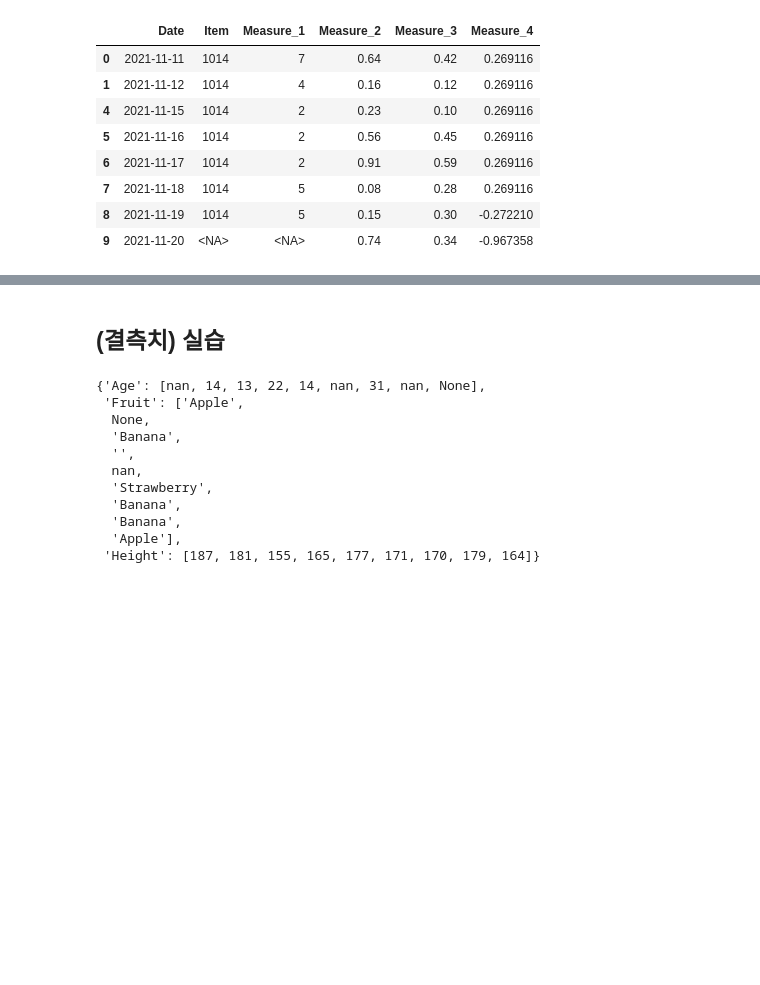
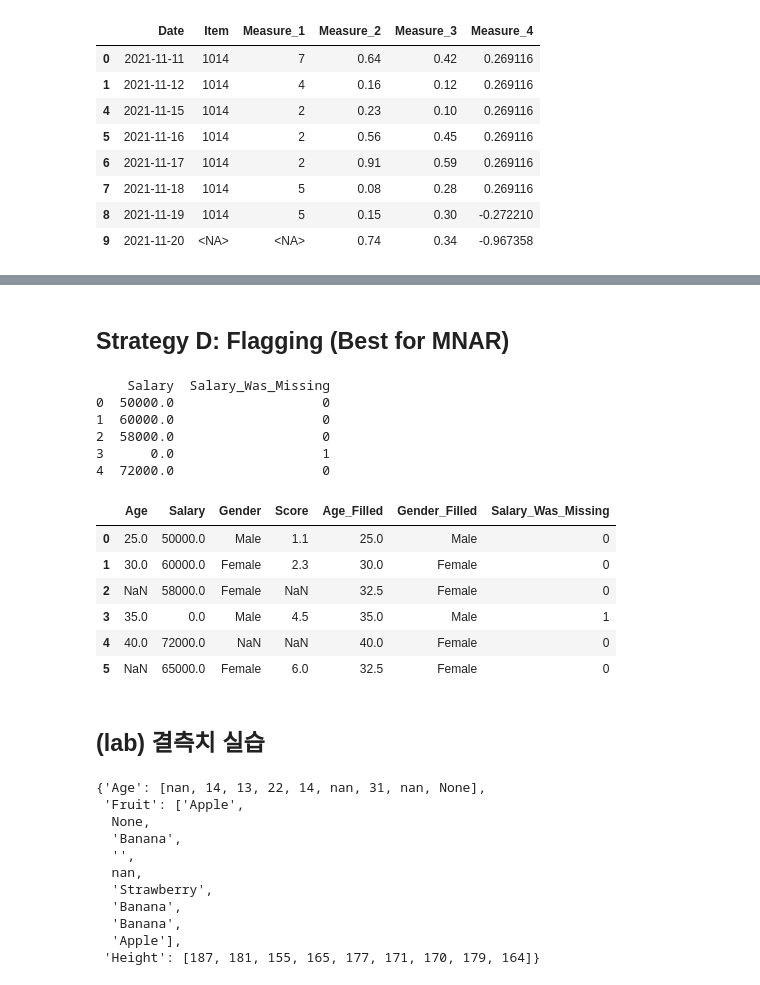
Before and after one commit to iceman67/-Python, a Jupyter notebook: missing_data.ipynb, the cells around one changed output, grey strips where cells are left out. Saved outputs shown, nothing was run; the diff lists cells and outputs as text; code cells hidden in the pictures; blank space fills up the shorter version.

```diff
--- a/missing_data.ipynb
+++ b/missing_data.ipynb
@@ -357,0 +385,17 @@ df.fillna(method="bfill")
+# %%
+import pandas as pd
+import numpy as np
+
+# Create a sample dataframe with missing values
+data = {
+    'Age': [25, 30, np.nan, 35, 40, np.nan],
+    'Salary': [50000, 60000, 58000, np.nan, 72000, 65000],
+    'Gender': ['Male', 'Female', 'Female', 'Male', np.nan, 'Female'],
+    'Score': [1.1, 2.3, np.nan, 4.5, np.nan, 6.0]
+}
+
+df = pd.DataFrame(data)
+
+# Step 0: Check for missing values
+print(df.isnull().sum())
+print(f"\nTotal missing values: {df.isnull().sum().sum()}")
@@ -357,0 +425,6 @@ df.fillna(method="bfill")
+# %%
+# Fill numeric with Mean
+df['Age_Filled'] = df['Age'].fillna(df['Age'].mean())
+
+# Fill categorical with Mode (Most Frequent)
+df['Gender_Filled'] = df['Gender'].fillna(df['Gender'].mode()[0])
@@ -358,5 +441,32 @@ df.fillna(method="bfill")
+# %% [markdown]
+## Strategy D: Flagging (Best for MNAR)
+# %%
+# Create a new column indicating if the value was missing
+df['Salary_Was_Missing'] = df['Salary'].isnull().astype(int)
+
+# Then fill the original with 0 or Mean (the model will learn from the flag)
+df['Salary'] = df['Salary'].fillna(0)
+
+print(df[['Salary', 'Salary_Was_Missing']].head())
+# %% [output]
+    Salary  Salary_Was_Missing
+0  50000.0                   0
+1  60000.0                   0
+2  58000.0                   0
+3      0.0                   1
+4  72000.0                   0
+# %%
+df
+# %% [output]
+|  | Age | Salary | Gender | Score | Age_Filled | Gender_Filled | Salary_Was_Missing |
+| 0 | 25.0 | 50000.0 | Male | 1.1 | 25.0 | Male | 0 |
+| 1 | 30.0 | 60000.0 | Female | 2.3 | 30.0 | Female | 0 |
+| 2 | NaN | 58000.0 | Female | NaN | 32.5 | Female | 0 |
+| 3 | 35.0 | 0.0 | Male | 4.5 | 35.0 | Male | 1 |
+| 4 | 40.0 | 72000.0 | NaN | NaN | 40.0 | Female | 0 |
+| 5 | NaN | 65000.0 | Female | 6.0 | 32.5 | Female | 0 |
 # %% [markdown]
-## (결측치) 실습
+## (lab) 결측치 실습
 # %%
 import pandas as pd
 import numpy as np
```
Also changed, not shown: parts of 11 cells of this notebook.
